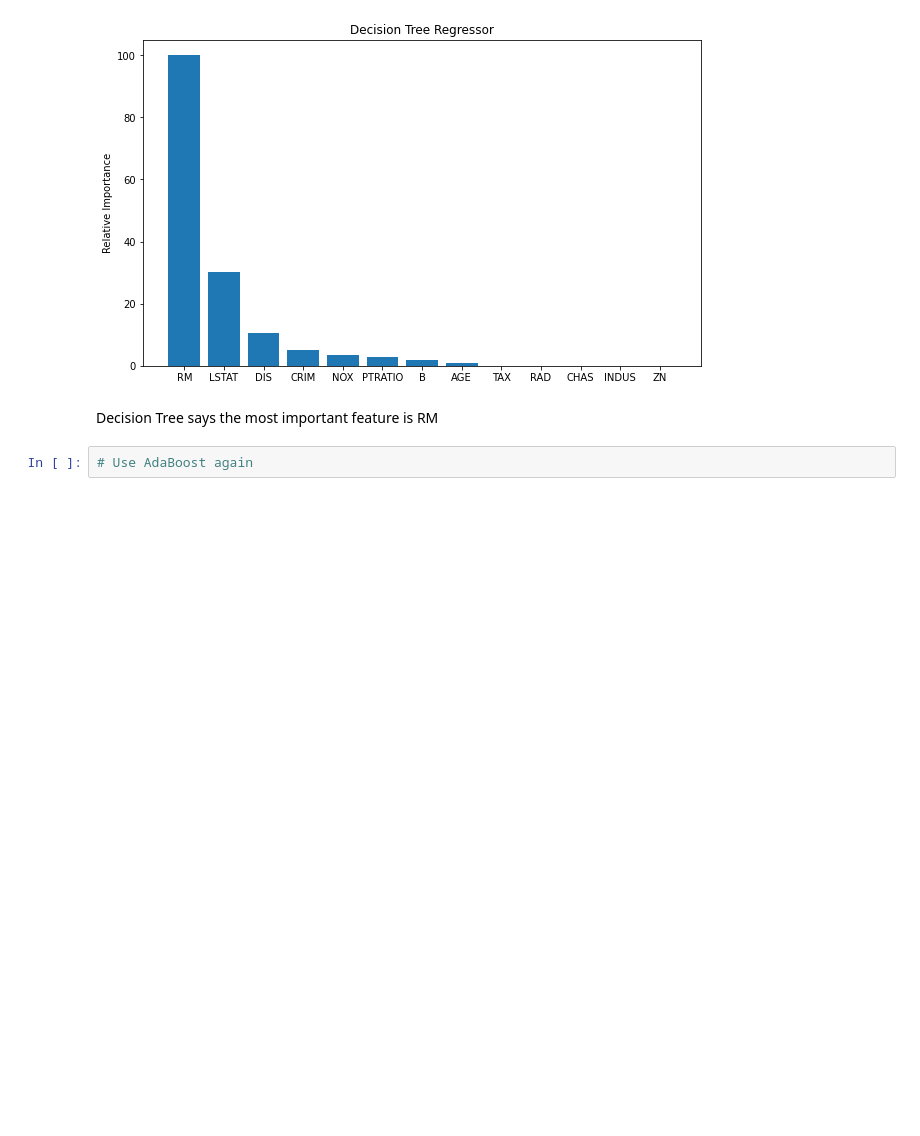
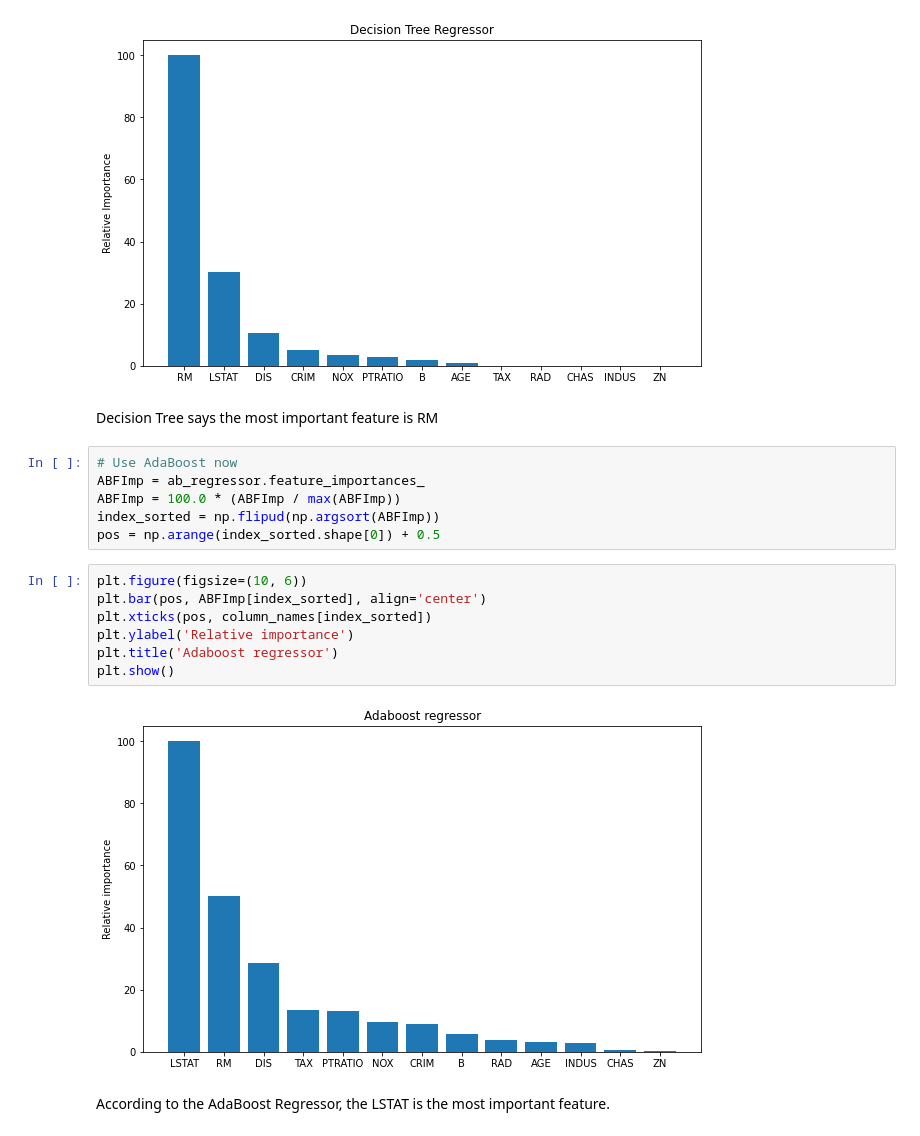
Before and after one commit to serine000/MLCookbookNotebooks, a Jupyter notebook: Chapter_1/Notebook_3_Polynomial_Regression.ipynb, the cells around one changed output. Cells and saved outputs as stored; diff of their text form; blank space fills up the shorter version.

Commit message:
Fetching Relevant Feature with AdaBoost

```diff
--- a/Chapter_1/Notebook_3_Polynomial_Regression.ipynb
+++ b/Chapter_1/Notebook_3_Polynomial_Regression.ipynb
@@ -160,5 +160,20 @@ plt.show()
 [figure]
 # %% [markdown]
 Decision Tree says the most important feature is RM
-# %%
-# Use AdaBoost again
+# %%
+# Use AdaBoost now
+ABFImp = ab_regressor.feature_importances_
+ABFImp = 100.0 * (ABFImp / max(ABFImp))
+index_sorted = np.flipud(np.argsort(ABFImp))
+pos = np.arange(index_sorted.shape[0]) + 0.5
+# %%
+plt.figure(figsize=(10, 6))
+plt.bar(pos, ABFImp[index_sorted], align='center')
+plt.xticks(pos, column_names[index_sorted])
+plt.ylabel('Relative importance')
+plt.title('Adaboost regressor')
+plt.show()
+# %% [output]
+[figure, added]
+# %% [markdown]
+According to the AdaBoost Regressor, the LSTAT is the most important feature.
```
